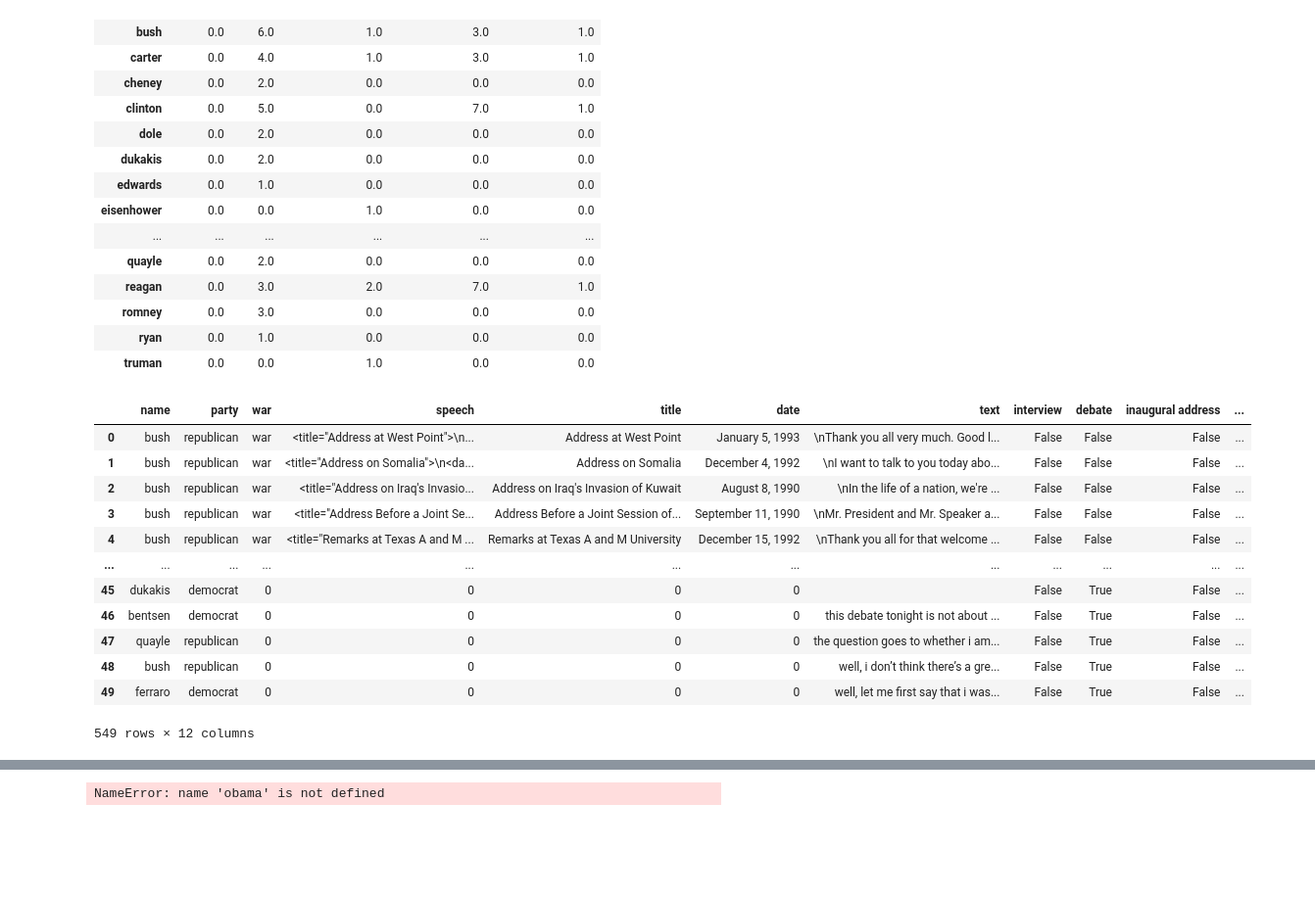
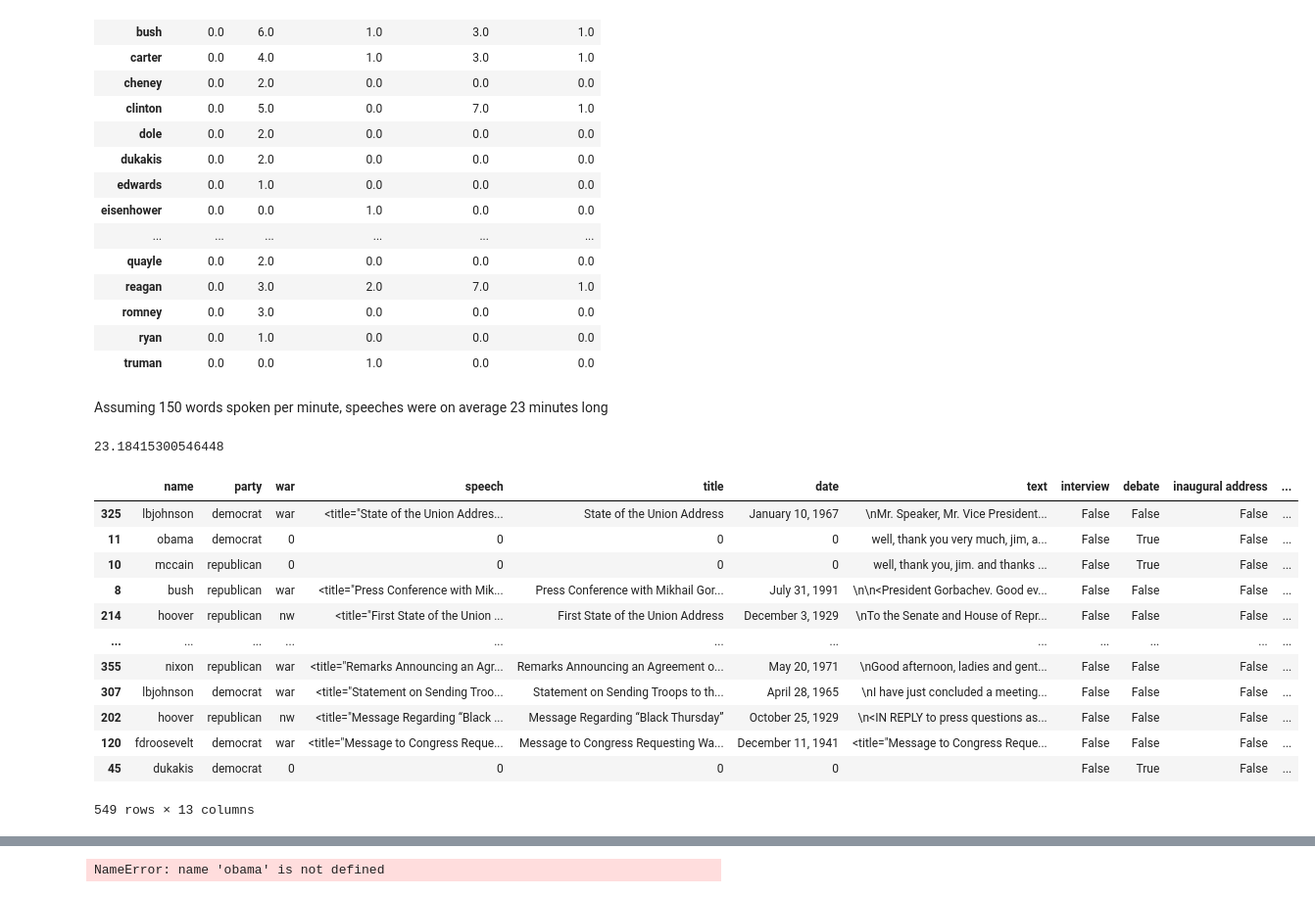
Before and after one commit to annewbarry/partisan-speech, a Jupyter notebook: partisan_speech.ipynb, the cells around one changed output, grey strips where cells are left out. Shown: that part at 98% size. Saved outputs shown, nothing was run; the diff lists cells and outputs as text; code cells hidden in the pictures; blank space fills up the shorter version.

```diff
--- a/partisan_speech.ipynb
+++ b/partisan_speech.ipynb
@@ -252,19 +260,3 @@ df.groupby('name').sum()
 | romney | 0.0 | 3.0 | 0.0 | 0.0 | 0.0 |
 | ryan | 0.0 | 1.0 | 0.0 | 0.0 | 0.0 |
 | truman | 0.0 | 0.0 | 1.0 | 0.0 | 0.0 |
-# %%
-df
-# %% [output]
-|  | name | party | war | speech | title | date | text | interview | debate | inaugural address | ... |
-| 0 | bush | republican | war | <title="Address at West Point">\n... | Address at West Point | January 5, 1993 | \nThank you all very much. Good l... | False | False | False | ... |
-| 1 | bush | republican | war | <title="Address on Somalia">\n<da... | Address on Somalia | December 4, 1992 | \nI want to talk to you today abo... | False | False | False | ... |
-| 2 | bush | republican | war | <title="Address on Iraq's Invasio... | Address on Iraq's Invasion of Kuwait | August 8, 1990 | \nIn the life of a nation, we're ... | False | False | False | ... |
-| 3 | bush | republican | war | <title="Address Before a Joint Se... | Address Before a Joint Session of... | September 11, 1990 | \nMr. President and Mr. Speaker a... | False | False | False | ... |
-| 4 | bush | republican | war | <title="Remarks at Texas A and M ... | Remarks at Texas A and M University | December 15, 1992 | \nThank you all for that welcome ... | False | False | False | ... |
-| ... | ... | ... | ... | ... | ... | ... | ... | ... | ... | ... | ... |
-| 45 | dukakis | democrat | 0 | 0 | 0 | 0 |  | False | True | False | ... |
-| 46 | bentsen | democrat | 0 | 0 | 0 | 0 | this debate tonight is not about ... | False | True | False | ... |
-| 47 | quayle | republican | 0 | 0 | 0 | 0 | the question goes to whether i am... | False | True | False | ... |
-| 48 | bush | republican | 0 | 0 | 0 | 0 | well, i don’t think there’s a gre... | False | True | False | ... |
-| 49 | ferraro | democrat | 0 | 0 | 0 | 0 | well, let me first say that i was... | False | True | False | ... |
-549 rows × 12 columns
@@ -270,0 +265,22 @@ df
+# %% [markdown]
+Assuming 150 words spoken per minute, speeches were on average 23 minutes long
+# %%
+df['text length'].mean()/150
+# %% [output]
+23.18415300546448
+# %%
+df.sort_values(by='text length', ascending=False)
+# %% [output]
+|  | name | party | war | speech | title | date | text | interview | debate | inaugural address | ... |
+| 325 | lbjohnson | democrat | war | <title="State of the Union Addres... | State of the Union Address | January 10, 1967 | \nMr. Speaker, Mr. Vice President... | False | False | False | ... |
+| 11 | obama | democrat | 0 | 0 | 0 | 0 | well, thank you very much, jim, a... | False | True | False | ... |
+| 10 | mccain | republican | 0 | 0 | 0 | 0 | well, thank you, jim. and thanks ... | False | True | False | ... |
+| 8 | bush | republican | war | <title="Press Conference with Mik... | Press Conference with Mikhail Gor... | July 31, 1991 | \n\n<President Gorbachev. Good ev... | False | False | False | ... |
+| 214 | hoover | republican | nw | <title="First State of the Union ... | First State of the Union Address | December 3, 1929 | \nTo the Senate and House of Repr... | False | False | False | ... |
+| ... | ... | ... | ... | ... | ... | ... | ... | ... | ... | ... | ... |
+| 355 | nixon | republican | war | <title="Remarks Announcing an Agr... | Remarks Announcing an Agreement o... | May 20, 1971 | \nGood afternoon, ladies and gent... | False | False | False | ... |
+| 307 | lbjohnson | democrat | war | <title="Statement on Sending Troo... | Statement on Sending Troops to th... | April 28, 1965 | \nI have just concluded a meeting... | False | False | False | ... |
+| 202 | hoover | republican | nw | <title="Message Regarding “Black ... | Message Regarding “Black Thursday” | October 25, 1929 | \n<IN REPLY to press questions as... | False | False | False | ... |
+| 120 | fdroosevelt | democrat | war | <title="Message to Congress Reque... | Message to Congress Requesting Wa... | December 11, 1941 | <title="Message to Congress Reque... | False | False | False | ... |
+| 45 | dukakis | democrat | 0 | 0 | 0 | 0 |  | False | True | False | ... |
+549 rows × 13 columns
```
Also changed, not shown: parts of 8 cells of this notebook.
